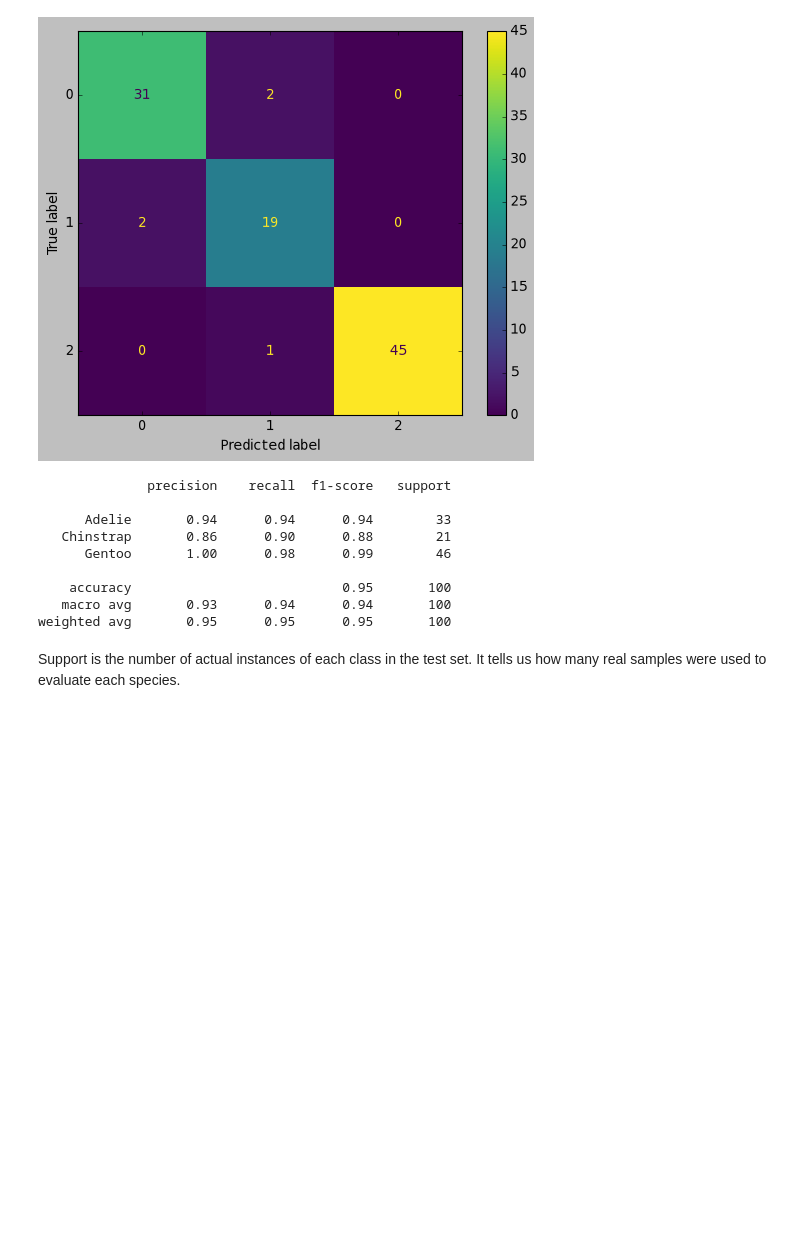
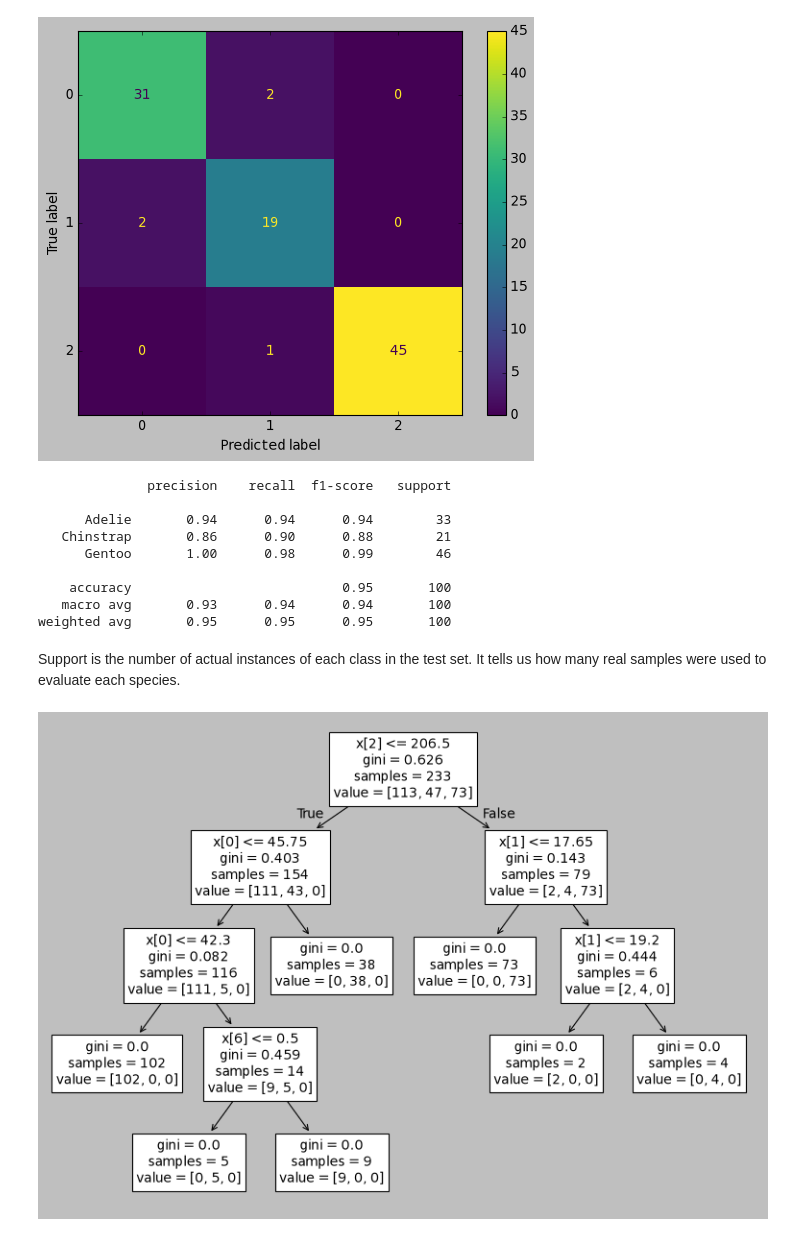
Before and after one commit to DanielSozoranga/Machine-Learning-6-SIN-A-Mar-Jul-2026, a Jupyter notebook: penguins1.ipynb, the cells around one changed output. Saved outputs shown, nothing was run; the diff lists cells and outputs as text; code cells hidden in the pictures; blank space fills up the shorter version.

```diff
--- a/penguins1.ipynb
+++ b/penguins1.ipynb
@@ -157,3 +157,9 @@ weighted avg       0.95      0.95      0.95       100
 # %% [markdown]
 Support is the number of actual instances of each class in the test set.
 It tells us how many real samples were used to evaluate each species.
+# %%
+from sklearn.tree import plot_tree
+plt.figure(figsize=(12,8))
+plot_tree(model);
+# %% [output]
+[figure, added]
```
